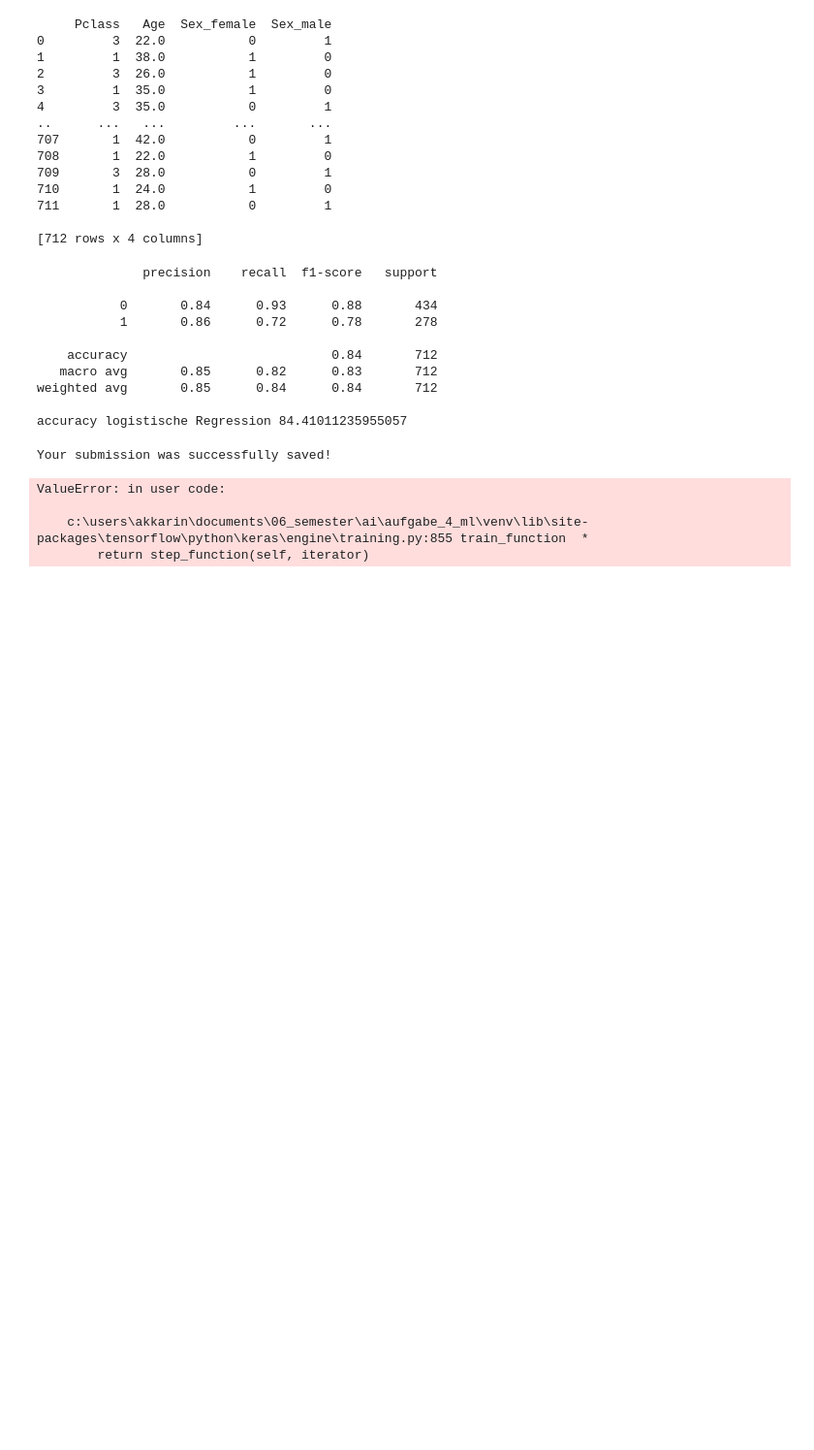
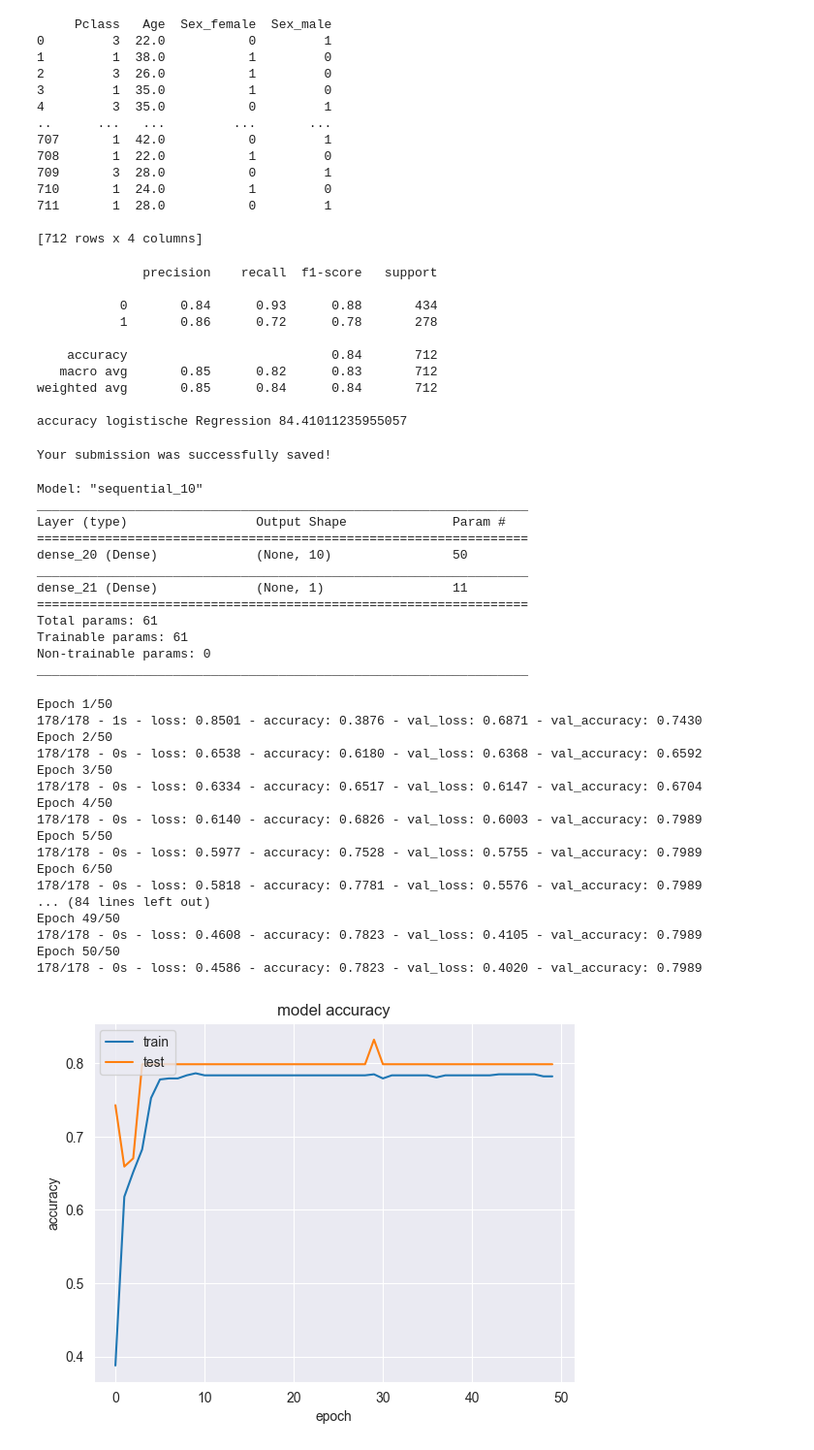
Before and after one commit to Akkarin007/AI, a Jupyter notebook: Aufgabe_4_ML/titanicJupyter.ipynb, the cells around one changed output. Shown at 97% size. Cells and saved outputs as stored; diff of their text form; code cells hidden in the pictures; blank space fills up the shorter version.

```diff
--- a/Aufgabe_4_ML/titanicJupyter.ipynb
+++ b/Aufgabe_4_ML/titanicJupyter.ipynb
@@ -221,23 +218,25 @@ import tensorflow as tf
 from tensorflow.keras.models import Sequential
 from tensorflow.keras.layers import Dense
 model = Sequential()
-model.add(Dense(3, activation='sigmoid', batch_input_shape=(None, 4))) #We have 4 input features
+model.add(Dense(10, activation='sigmoid', batch_input_shape=(None, 4))) #We have 4 input features
 #...
-model.add(Dense(5, activation='sigmoid'))
+model.add(Dense(1, activation='sigmoid'))
 opt = tf.keras.optimizers.Adam(learning_rate=1e-3)
 model.compile(loss=tf.keras.losses.BinaryCrossentropy(),
               optimizer=opt,
               metrics=['accuracy'])
 
-
-features = ["Pclass", "Sex", "Age"]
-X_val = pd.get_dummies(validation_dataset[features])
-Y_val = validation_dataset["Survived"]
-
-history= model.fit(X_test,y , batch_size=4, epochs=1, verbose=2, validation_data=(X_test,y))
 model.summary()
 # %% [output]
-ValueError: in user code:
-
-    c:\users\akkarin\documents\06_semester\ai\aufgabe_4_ml\venv\lib\site-packages\tensorflow\python\keras\engine\training.py:855 train_function  *
-        return step_function(self, iterator)
+Model: "sequential_10"
+_________________________________________________________________
+Layer (type)                 Output Shape              Param #
+=================================================================
+dense_20 (Dense)             (None, 10)                50
+_________________________________________________________________
+dense_21 (Dense)             (None, 1)                 11
+=================================================================
+Total params: 61
+Trainable params: 61
+Non-trainable params: 0
+_________________________________________________________________
@@ -243,0 +247,36 @@ ValueError: in user code:
+# %%
+history= model.fit(X,y, batch_size=4, epochs=50, verbose=2, validation_data=(X_val,Y_val))
+plt.plot(history.history['accuracy'])
+plt.plot(history.history['val_accuracy'])
+plt.title('model accuracy')
+plt.ylabel('accuracy')
+plt.xlabel('epoch')
+plt.legend(['train', 'test'], loc='upper left')
+plt.show()
+
+plt.plot(history.history['loss'])
+plt.plot(history.history['val_loss'])
+plt.title('model loss')
+plt.ylabel('loss')
+plt.xlabel('epoch')
+plt.legend(['train', 'test'], loc='upper left')
+plt.show()
+# %% [output]
+Epoch 1/50
+178/178 - 1s - loss: 0.8501 - accuracy: 0.3876 - val_loss: 0.6871 - val_accuracy: 0.7430
+Epoch 2/50
+178/178 - 0s - loss: 0.6538 - accuracy: 0.6180 - val_loss: 0.6368 - val_accuracy: 0.6592
+Epoch 3/50
+178/178 - 0s - loss: 0.6334 - accuracy: 0.6517 - val_loss: 0.6147 - val_accuracy: 0.6704
+Epoch 4/50
+178/178 - 0s - loss: 0.6140 - accuracy: 0.6826 - val_loss: 0.6003 - val_accuracy: 0.7989
+Epoch 5/50
+178/178 - 0s - loss: 0.5977 - accuracy: 0.7528 - val_loss: 0.5755 - val_accuracy: 0.7989
+Epoch 6/50
+178/178 - 0s - loss: 0.5818 - accuracy: 0.7781 - val_loss: 0.5576 - val_accuracy: 0.7989
+... (84 lines left out)
+Epoch 49/50
+178/178 - 0s - loss: 0.4608 - accuracy: 0.7823 - val_loss: 0.4105 - val_accuracy: 0.7989
+Epoch 50/50
+178/178 - 0s - loss: 0.4586 - accuracy: 0.7823 - val_loss: 0.4020 - val_accuracy: 0.7989
+[figure, added]
```
Also changed, not shown: parts of 3 cells of this notebook.
